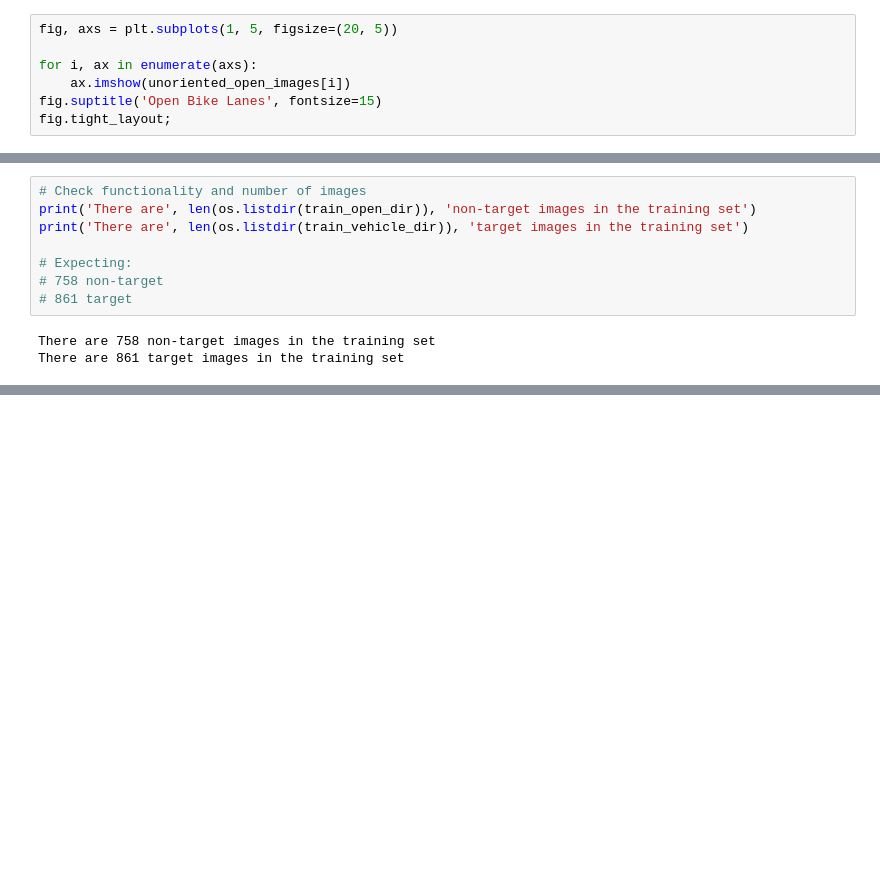
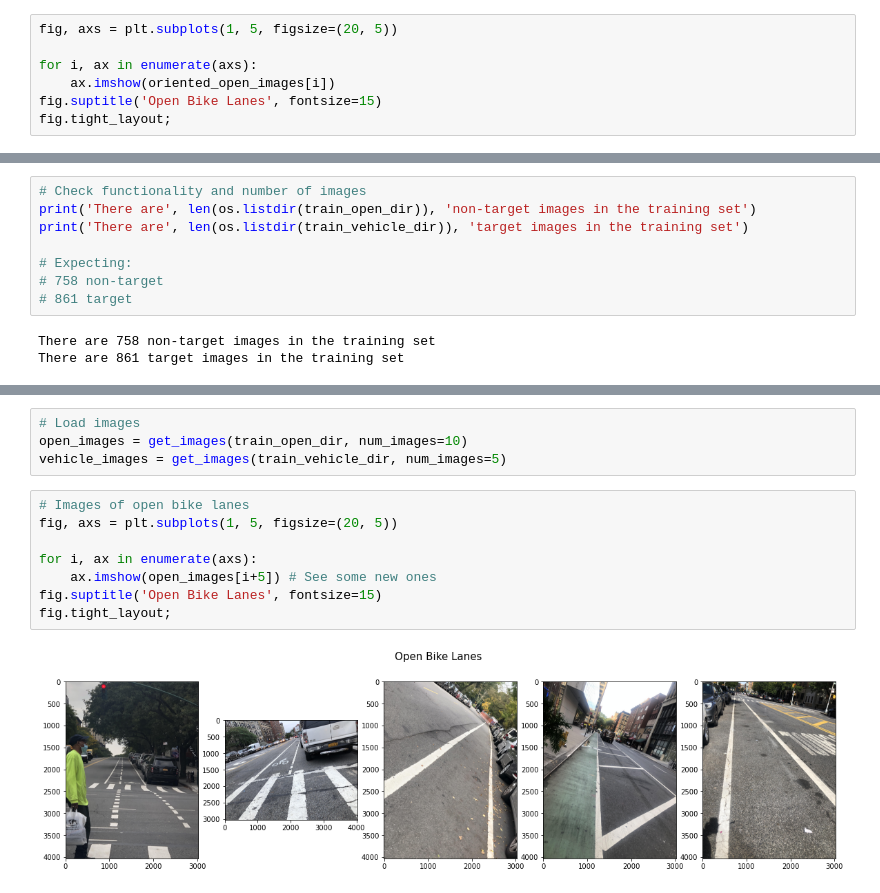
Before and after one commit to jmarkowi/NYC_bike_lanes, a Jupyter notebook: NYC_bike_lanes.ipynb, the cells around one changed output, grey strips where cells are left out. Cells and saved outputs as stored; diff of their text form; blank space fills up the shorter version.

```diff
--- a/NYC_bike_lanes.ipynb
+++ b/NYC_bike_lanes.ipynb
@@ -65,7 +75,7 @@ oriented_open_images = get_images(train_open_dir, num_images=5)
 fig, axs = plt.subplots(1, 5, figsize=(20, 5))
 
 for i, ax in enumerate(axs):
-    ax.imshow(unoriented_open_images[i])
+    ax.imshow(oriented_open_images[i])
 fig.suptitle('Open Bike Lanes', fontsize=15)
 fig.tight_layout;
 # %% [output]
@@ -194,0 +229,14 @@ Below are samples of images from each class
+# %%
+# Load images
+open_images = get_images(train_open_dir, num_images=10)
+vehicle_images = get_images(train_vehicle_dir, num_images=5)
+# %%
+# Images of open bike lanes
+fig, axs = plt.subplots(1, 5, figsize=(20, 5))
+
+for i, ax in enumerate(axs):
+    ax.imshow(open_images[i+5]) # See some new ones
+fig.suptitle('Open Bike Lanes', fontsize=15)
+fig.tight_layout;
+# %% [output]
+[figure, added]
```
Also changed, not shown: parts of 25 cells of this notebook, 2 other files.
